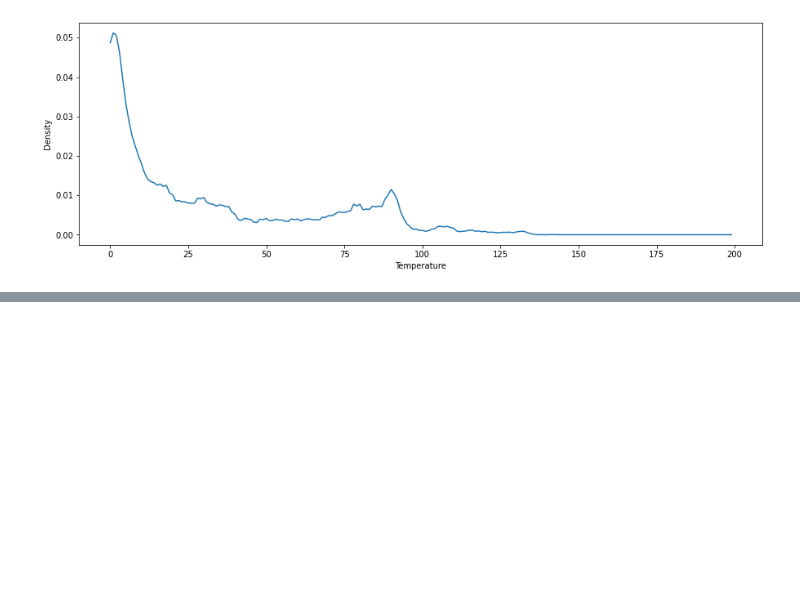
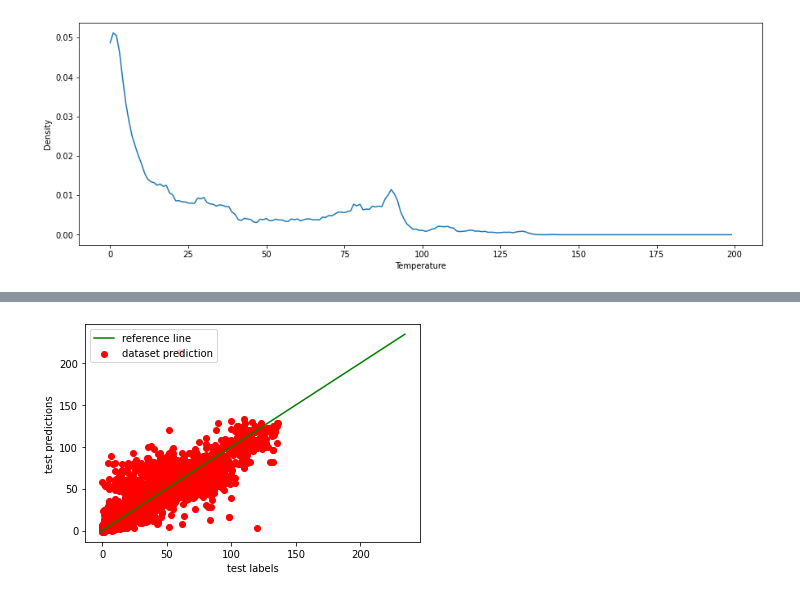
Before and after one commit to Redhatt/MS-ML, a Jupyter notebook: Train.ipynb, the cells around one changed output, grey strips where cells are left out. Saved outputs shown, nothing was run; the diff lists cells and outputs as text; code cells hidden in the pictures; blank space fills up the shorter version.

```diff
--- a/Train.ipynb
+++ b/Train.ipynb
@@ -353,0 +453,12 @@ plt.show()
+# %%
+# ploting prediction over actual to visualize the model accuracy
+xy = np.linspace(min(test_predictions)*0.9, max(test_predictions)*1.1, 3)
+
+plt.plot(xy, xy, c='green', label='reference line')
+plt.scatter(test_labels, test_predictions, c='red', label='dataset prediction')
+plt.xlabel('test labels')
+plt.ylabel('test predictions')
+plt.legend(loc='upper left')
+plt.show()
+# %% [output]
+[figure, added]
```
Also changed, not shown: parts of 13 cells of this notebook.
